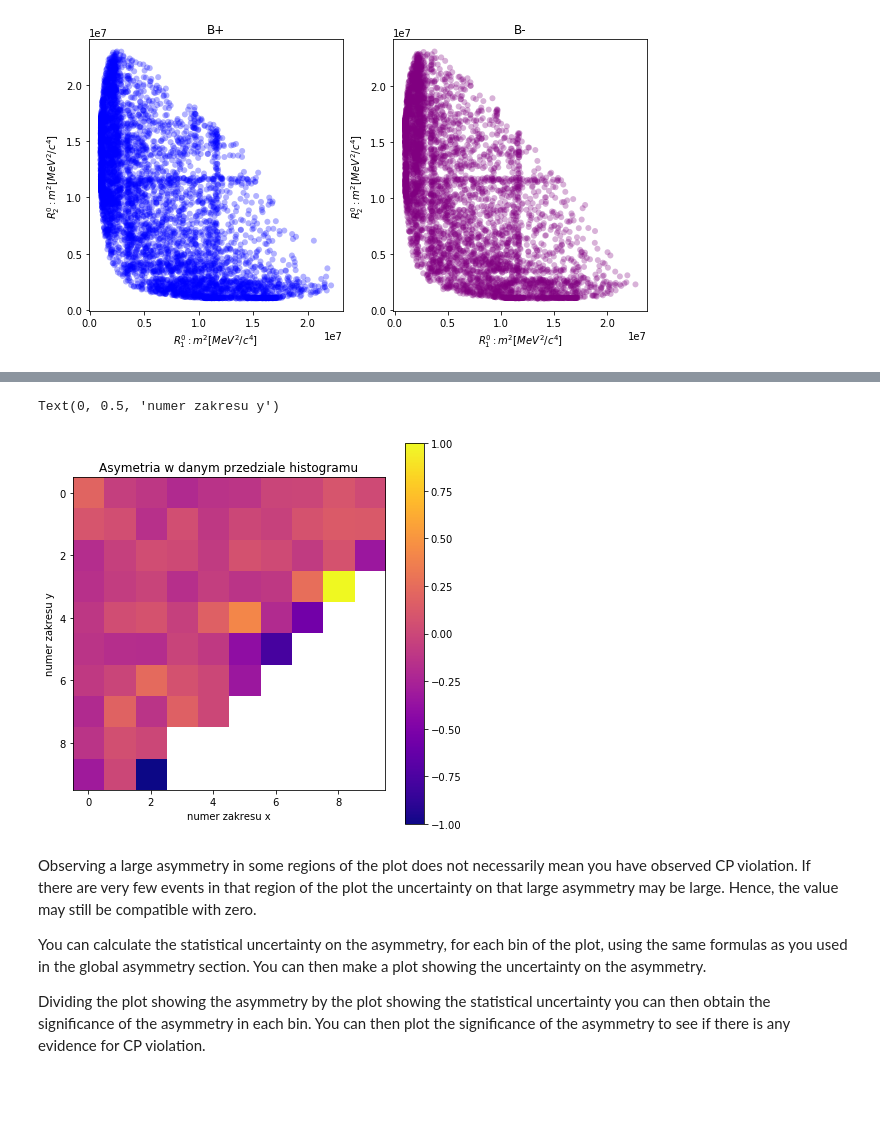
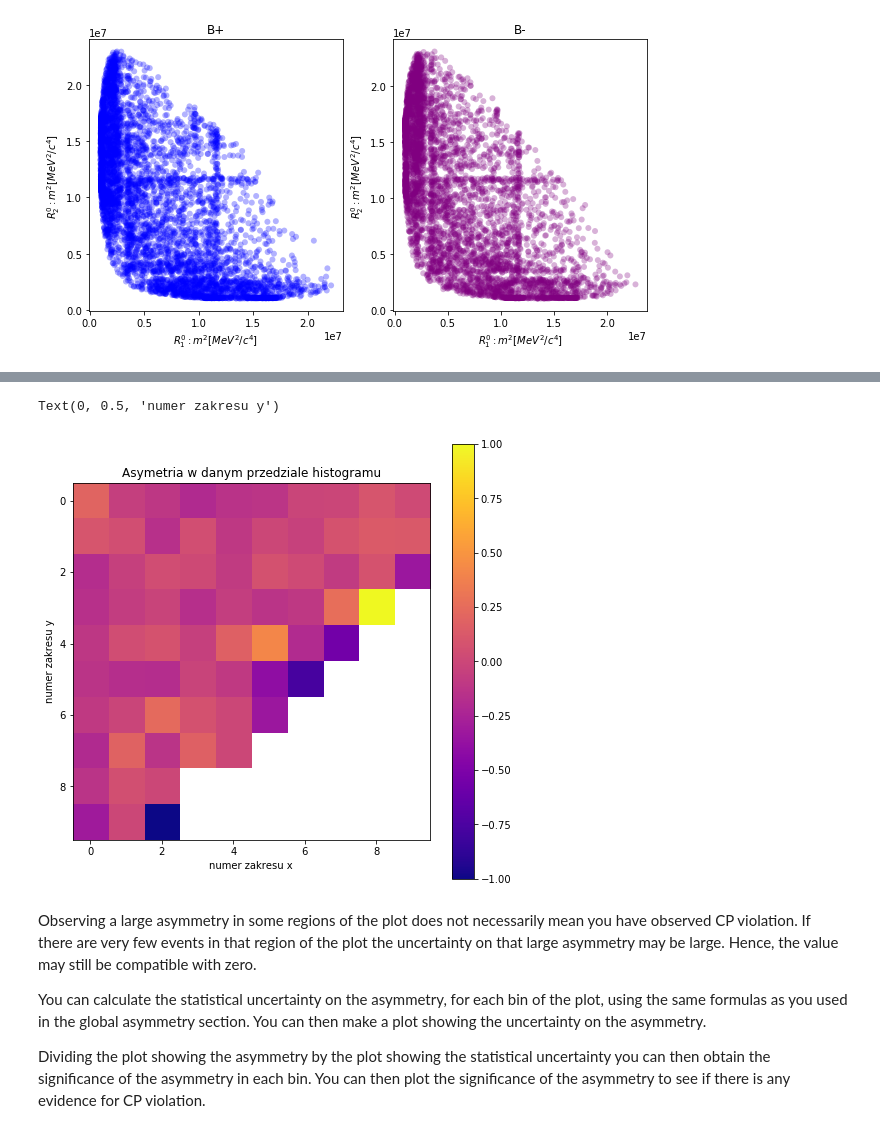
Before and after one commit to JTMalczewski/opendata-project-master, a Jupyter notebook: LHCb_Open_Data_Project.ipynb, the cells around one changed output, grey strips where cells are left out. Drawn from its saved outputs; the diff is of its cells as text; code cells hidden in the pictures; blank space fills up the shorter version.

```diff
--- a/LHCb_Open_Data_Project.ipynb
+++ b/LHCb_Open_Data_Project.ipynb
@@ -805,15 +805,15 @@ Text(0, 0.5, '$R^0_2: m^2 [MeV^2/c^4]$')
 # %%
 asymetry = (hist_2[0] - hist_1[0])/(hist_2[0] + hist_1[0])
 
-plt.figure(figsize=(7,7))
+plt.figure(figsize=(8,8))
 plt.imshow(asymetry,cmap = 'plasma')
 plt.colorbar()
 plt.title('Asymetria w danym przedziale histogramu')
 plt.xlabel('numer zakresu x')
 plt.ylabel('numer zakresu y')
 # %% [output]
 Text(0, 0.5, 'numer zakresu y')
-[figure, old version]
+[figure, new version]
 # %%
 # Make a plot showing the asymmetry between these two Daltz plots
 # i.e. calculate the asymmetry between each bin of the B+ and B- Dalitz plots and show the result in another 2D plot
```
Also changed, not shown: parts of 3 cells of this notebook.
